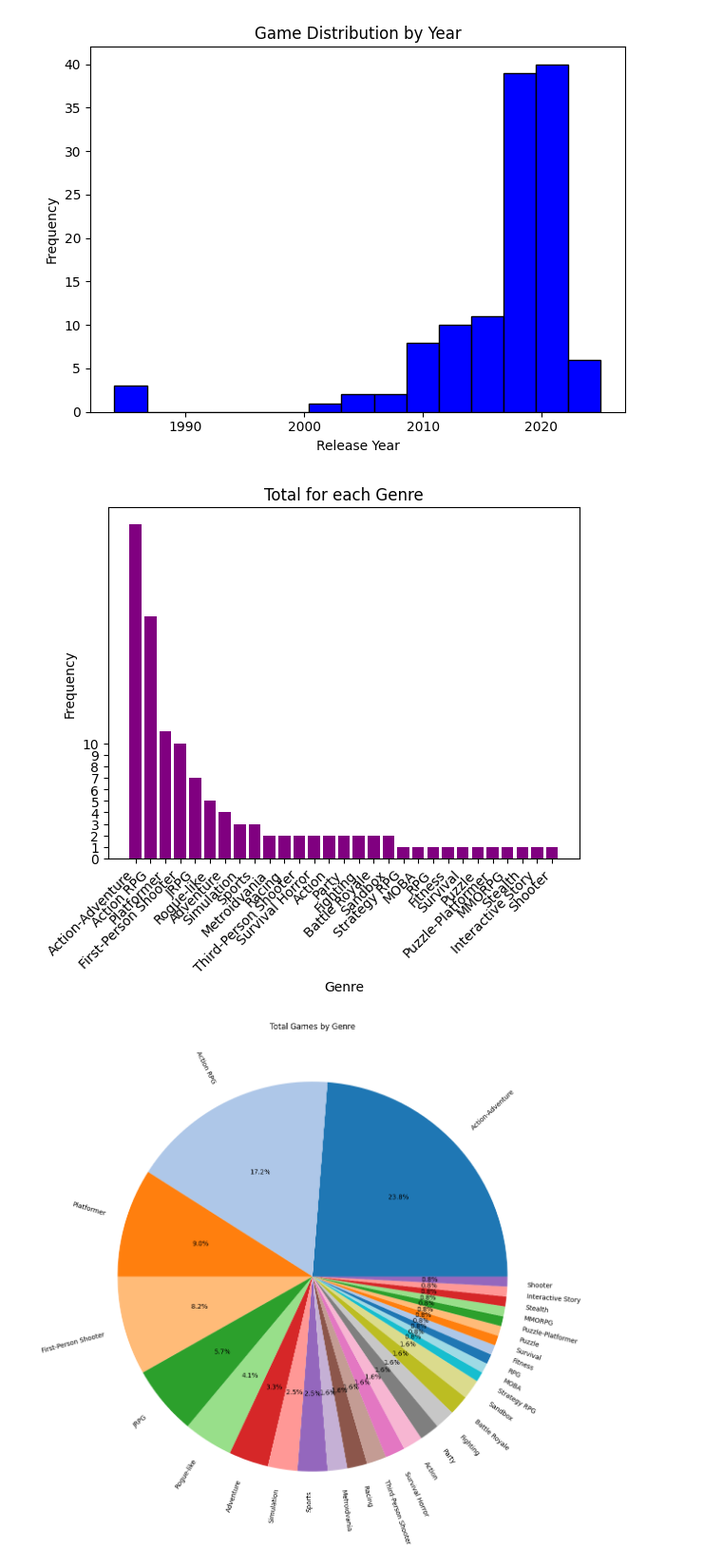
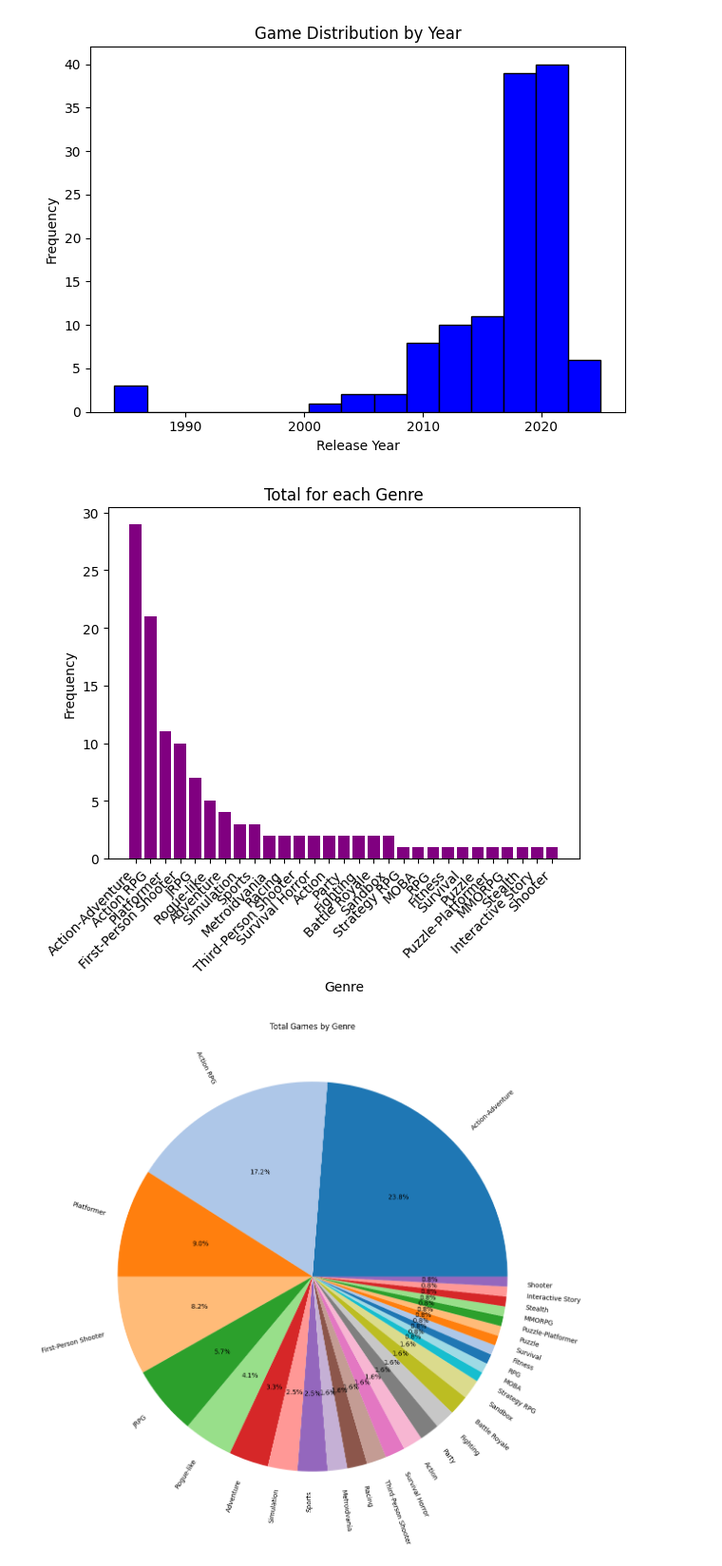
Before and after one commit to trevglenn/Kaggle, a Jupyter notebook: video_game_analysis.ipynb, the cells around one changed output. Shown at 95% size. Cells and saved outputs as stored; diff of their text form; code cells hidden in the pictures.

```diff
--- a/video_game_analysis.ipynb
+++ b/video_game_analysis.ipynb
@@ -203,13 +203,12 @@ total_games_by_genre = df['Genre'].value_counts()
 # %%
 plt.bar(total_games_by_genre.index, total_games_by_genre.values, color='purple')
 plt.xlabel('Genre')
 plt.ylabel('Frequency')
 plt.xticks(rotation=45, ha='right')
-plt.yticks(range(11))
 plt.title('Total for each Genre')
 plt.show()
 # %% [output]
-[figure, old version]
+[figure, new version]
 # %%
 plt.figure(figsize=(12, 12))
 plt.pie(total_games_by_genre, labels=total_games_by_genre.index, autopct='%1.1f%%', colors=plt.cm.tab20.colors, rotatelabels=True, labeldistance=1.1)
```
Also changed, not shown: parts of 1 cell of this notebook.
